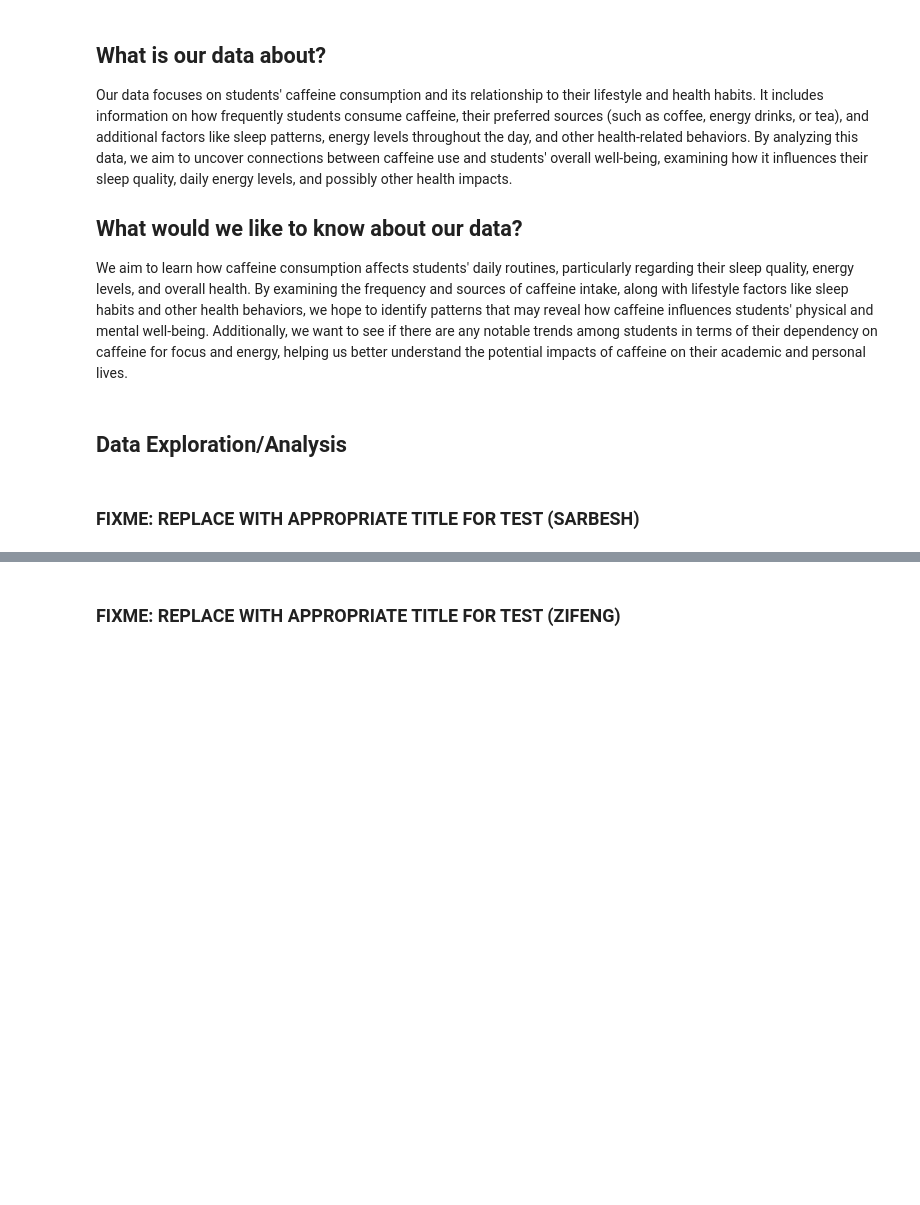
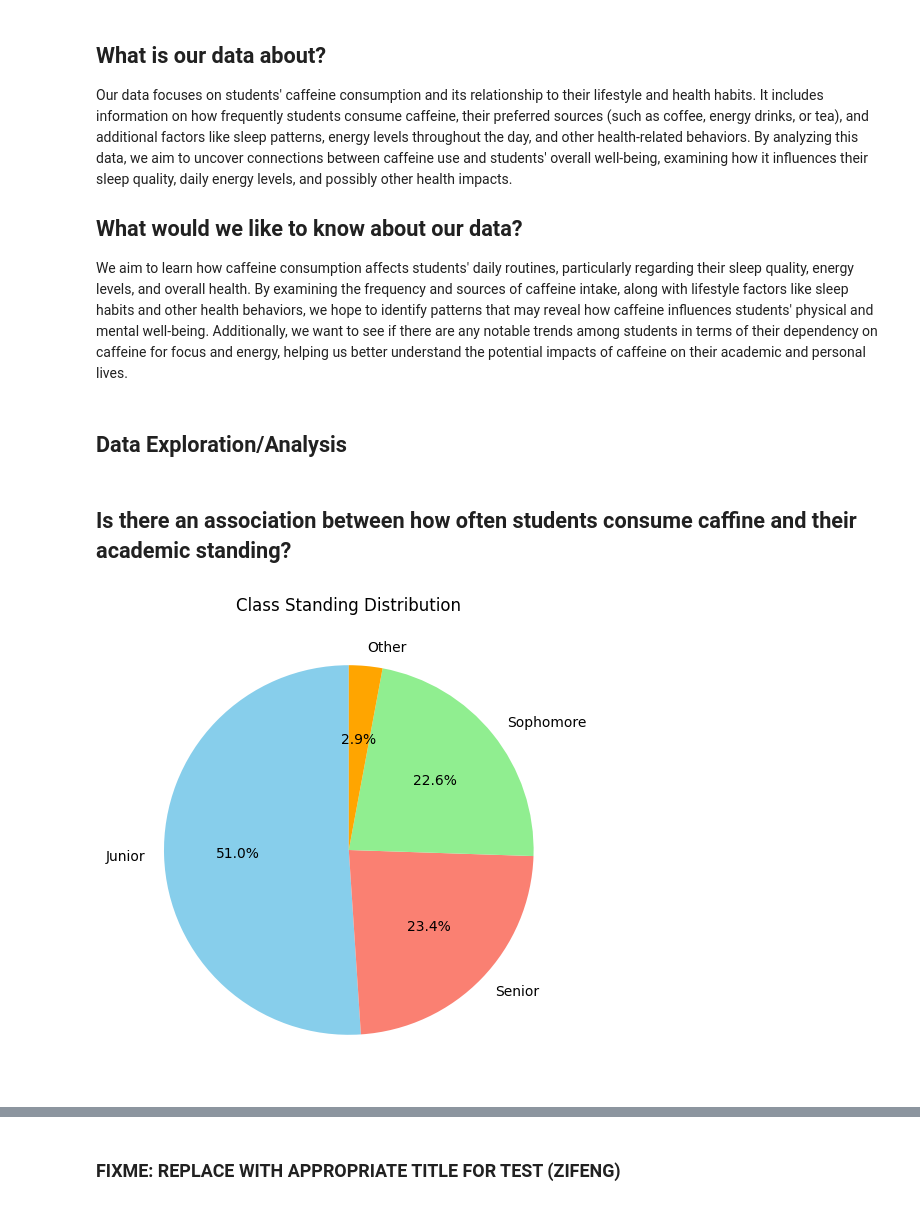
Before and after one commit to rzhou052/CS105-Mini-Project, a Jupyter notebook: Mini-Project.ipynb, the cells around one changed output, grey strips where cells are left out. Drawn from its saved outputs; the diff is of its cells as text; code cells hidden in the pictures; blank space fills up the shorter version.

Commit message:
Added pie chart and stacked bar graph visualization, as well as chi square test hypothesis

```diff
--- a/Mini-Project.ipynb
+++ b/Mini-Project.ipynb
@@ -18,5 +18,3 @@ import matplotlib.pyplot as plt
 import numpy as np
 
 df = pd.read_csv("data/CleanedResponses.csv")
-# %% [markdown]
-### FIXME: REPLACE WITH APPROPRIATE TITLE FOR TEST (SARBESH)
@@ -24,0 +21,14 @@ df = pd.read_csv("data/CleanedResponses.csv")
+# %% [markdown]
+## Is there an association between how often students consume caffine and their academic standing?
+# %%
+class_counts = df['classStanding'].value_counts()
+class_counts_other = class_counts[class_counts >= 5]
+class_counts_other['Other'] = class_counts[class_counts < 5].sum()
+
+plt.figure(figsize=(8, 6))
+class_counts_other.plot(kind='pie', autopct='%1.1f%%', startangle=90, colors=['skyblue', 'salmon', 'lightgreen', 'orange','green','purple'])
+plt.title('Class Standing Distribution')
+plt.ylabel('')
+plt.show()
+# %% [output]
+[figure, added]
```
Also changed, not shown: parts of 7 cells of this notebook.
